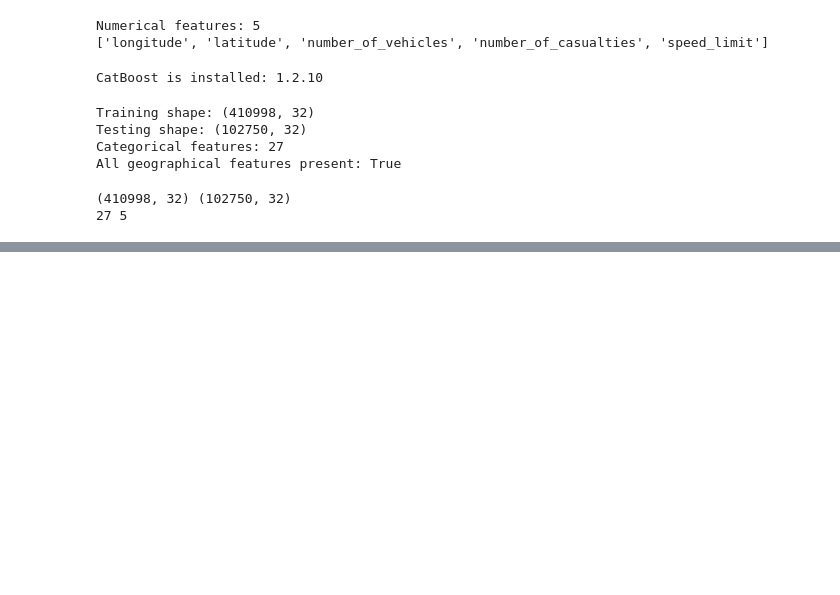
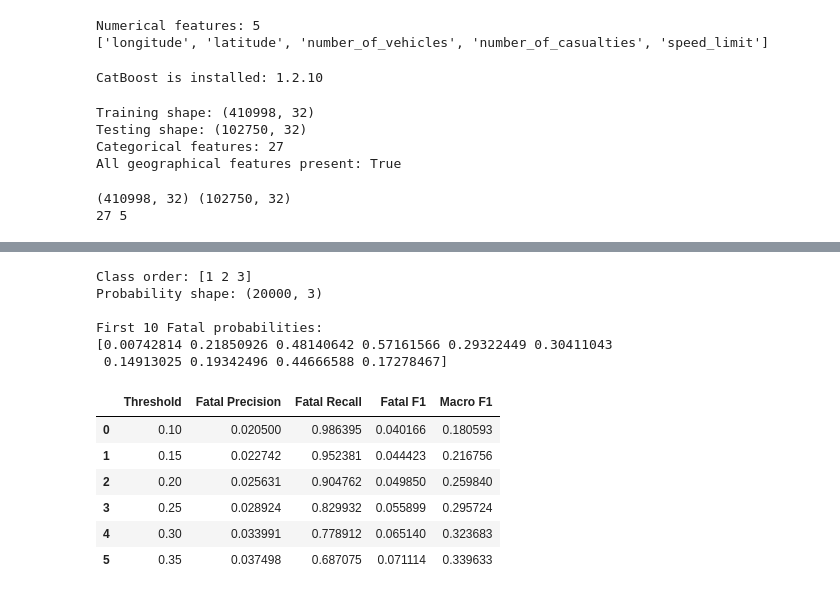
Before and after one commit to vinay123-create/ROAD_AI, a Jupyter notebook: ROAD.ipynb, the cells around one changed output, grey strips where cells are left out. Saved outputs shown, nothing was run; the diff lists cells and outputs as text; code cells hidden in the pictures; blank space fills up the shorter version.

```diff
--- a/ROAD.ipynb
+++ b/ROAD.ipynb
@@ -2681,0 +3217,3 @@ print(len(cat_cols), len(num_cols))
+# %%
+best_rf_model.fit(X_train_sample, y_train_sample)
+print("Tuned Random Forest training completed!")
@@ -2681,0 +3456,59 @@ print(len(cat_cols), len(num_cols))
+# %%
+lr_probabilities = final_lr.predict_proba(X_val)
+
+print("Class order:", final_lr.classes_)
+print("Probability shape:", lr_probabilities.shape)
+
+fatal_index = list(final_lr.classes_).index(1)
+
+fatal_probabilities = lr_probabilities[:, fatal_index]
+
+print("\nFirst 10 Fatal probabilities:")
+print(fatal_probabilities[:10])
+# %% [output]
+Class order: [1 2 3]
+Probability shape: (20000, 3)
+
+First 10 Fatal probabilities:
+[0.00742814 0.21850926 0.48140642 0.57161566 0.29322449 0.30411043
+ 0.14913025 0.19342496 0.44666588 0.17278467]
+# %%
+thresholds = [0.10, 0.15, 0.20, 0.25, 0.30, 0.35]
+
+threshold_results = []
+
+for threshold in thresholds:
+
+    predictions = np.argmax(lr_probabilities, axis=1) + 1
+
+    fatal_mask = fatal_probabilities >= threshold
+
+    predictions[fatal_mask] = 1
+
+    report = classification_report(
+        y_val,
+        predictions,
+        labels=[1, 2, 3],
+        output_dict=True,
+        zero_division=0
+    )
+
+    threshold_results.append({
+        "Threshold": threshold,
+        "Fatal Precision": report["1"]["precision"],
+        "Fatal Recall": report["1"]["recall"],
+        "Fatal F1": report["1"]["f1-score"],
+        "Macro F1": report["macro avg"]["f1-score"]
+    })
+
+threshold_df = pd.DataFrame(threshold_results)
+
+display(threshold_df)
+# %% [output]
+|  | Threshold | Fatal Precision | Fatal Recall | Fatal F1 | Macro F1 |
+| 0 | 0.10 | 0.020500 | 0.986395 | 0.040166 | 0.180593 |
+| 1 | 0.15 | 0.022742 | 0.952381 | 0.044423 | 0.216756 |
+| 2 | 0.20 | 0.025631 | 0.904762 | 0.049850 | 0.259840 |
+| 3 | 0.25 | 0.028924 | 0.829932 | 0.055899 | 0.295724 |
+| 4 | 0.30 | 0.033991 | 0.778912 | 0.065140 | 0.323683 |
+| 5 | 0.35 | 0.037498 | 0.687075 | 0.071114 | 0.339633 |
```
Also changed, not shown: parts of 44 cells of this notebook.
